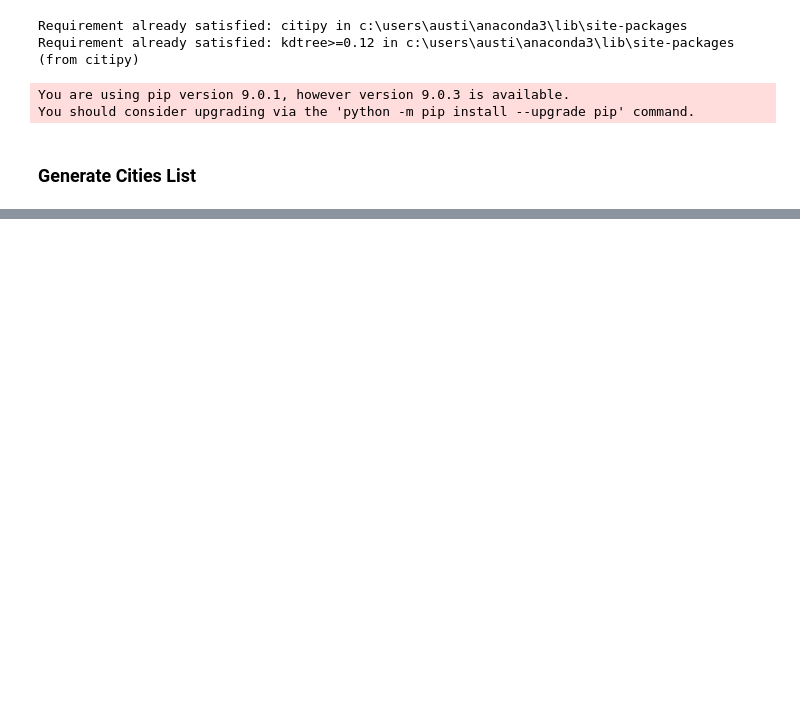
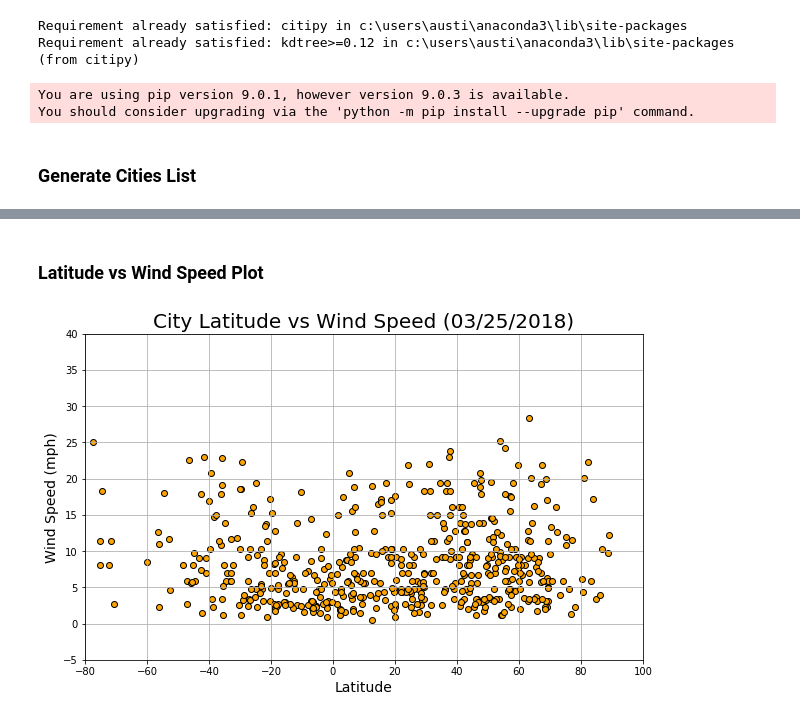
Before and after one commit to arkegarise0209/WeatherPy, a Jupyter notebook: WeatherPy.ipynb, the cells around one changed output, grey strips where cells are left out. Drawn from its saved outputs; the diff is of its cells as text; code cells hidden in the pictures; blank space fills up the shorter version.

```diff
--- a/WeatherPy.ipynb
+++ b/WeatherPy.ipynb
@@ -56,0 +241,27 @@ len(cities_df)
+# %% [markdown]
+### Latitude vs Wind Speed Plot
+# %%
+#Define axis values
+x_axis = cities_df["Latitude"]
+y_axis = cities_df["Wind Speed (mph)"]
+
+#Set size of scatter plots
+plt.figure(figsize=(10,6))
+
+#Create scatter plot
+plt.scatter(x_axis, y_axis, color="orange", edgecolors="black")
+
+#Aesthetics
+plt.title("City Latitude vs Wind Speed " + "(" + time.strftime("%m/%d/%Y") + ")", fontsize=20)
+plt.xlabel("Latitude", fontsize=14)
+plt.xlim(-80,100)
+plt.ylabel("Wind Speed (mph)", fontsize=14)
+plt.ylim(-5,40)
+
+#Save plot as PNG image
+plt.savefig("Images/Latitude_vs_WindSpeed.png")
+
+plt.grid()
+plt.show()
+# %% [output]
+[figure, added]
```
Also changed, not shown: parts of 15 cells of this notebook, 7 other files.
